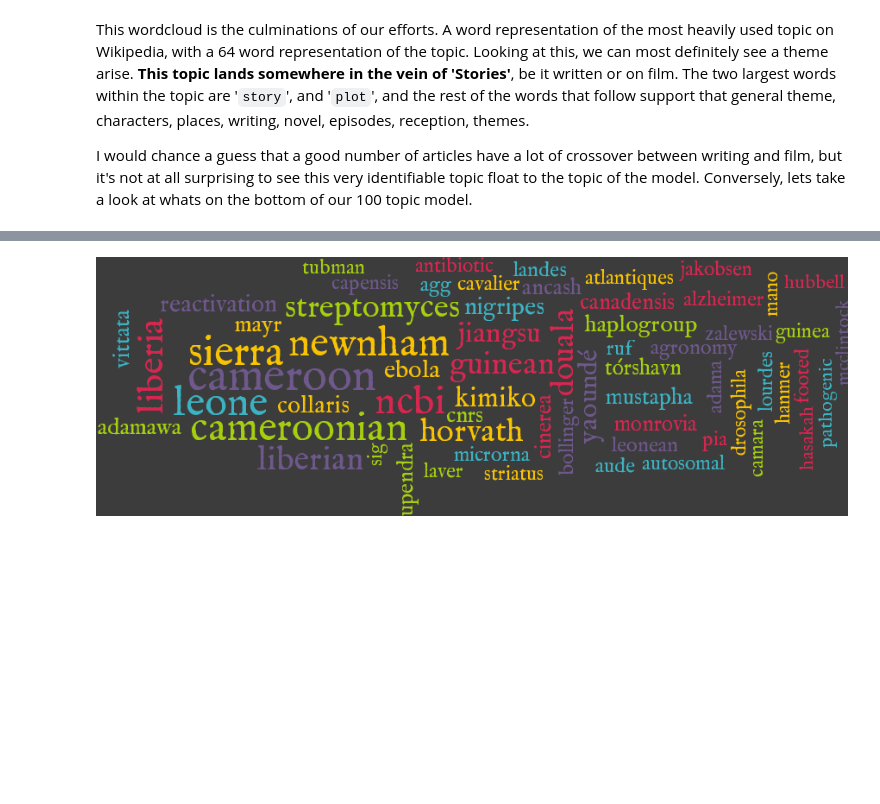
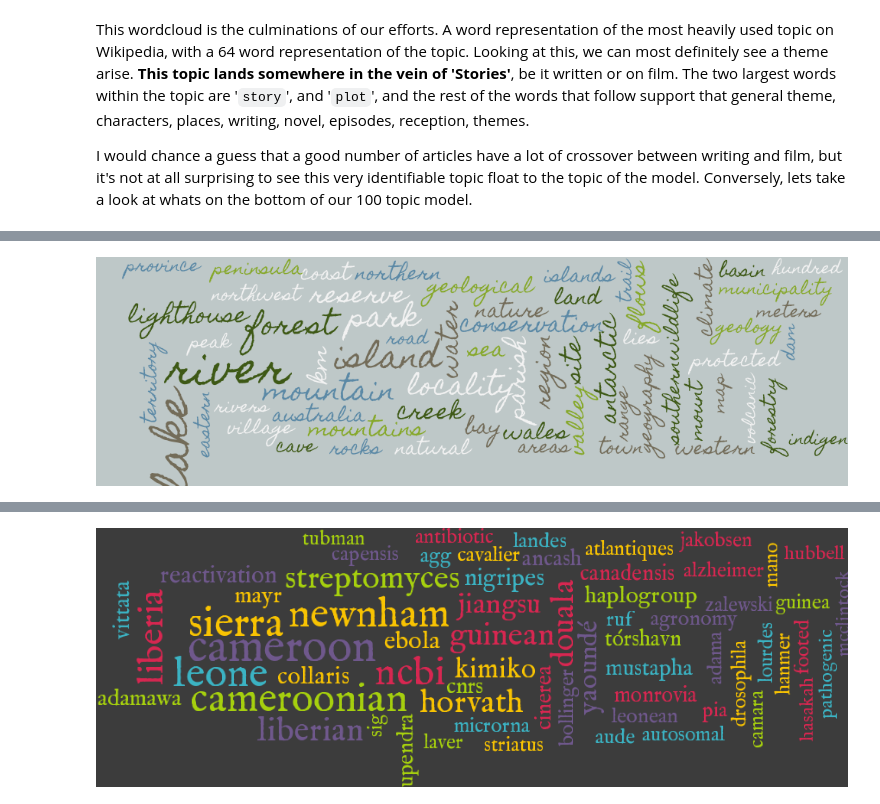
Before and after one commit to WhitneyOnTheWeb/JupyterNotebooks, a Jupyter notebook: Machine Learning/MachineLearningWithPythonCh4.ipynb, the cells around one changed output, grey strips where cells are left out. Cells and saved outputs as stored; diff of their text form; code cells hidden in the pictures; blank space fills up the shorter version.

```diff
--- a/Machine Learning/MachineLearningWithPythonCh4.ipynb
+++ b/Machine Learning/MachineLearningWithPythonCh4.ipynb
@@ -508,0 +530,10 @@ I would chance a guess that a good number of articles have a lot of crossover be
+# %%
+create_cloud('./{0}_wikioutdoorstopic.png'.format(name), df_wikitopics.loc[9, 'topics']
+             , fontname='Homemade Apple'
+             , colors=COLOR_SCHEMES['scenic']
+             , background=(190, 200, 200, 255)
+             , maxsize=50
+             , minsize=10)
+Image(filename='./{0}_wikioutdoorstopic.png'.format(name))
+# %% [output]
+[figure, added]
```
Also changed, not shown: parts of 13 cells of this notebook.
